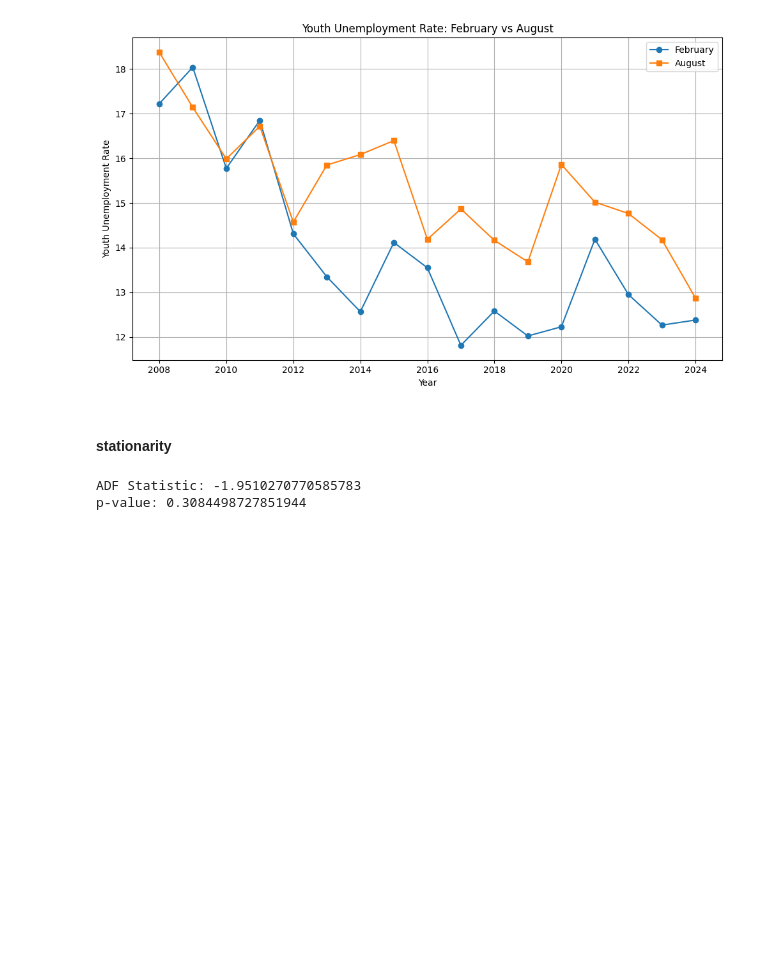
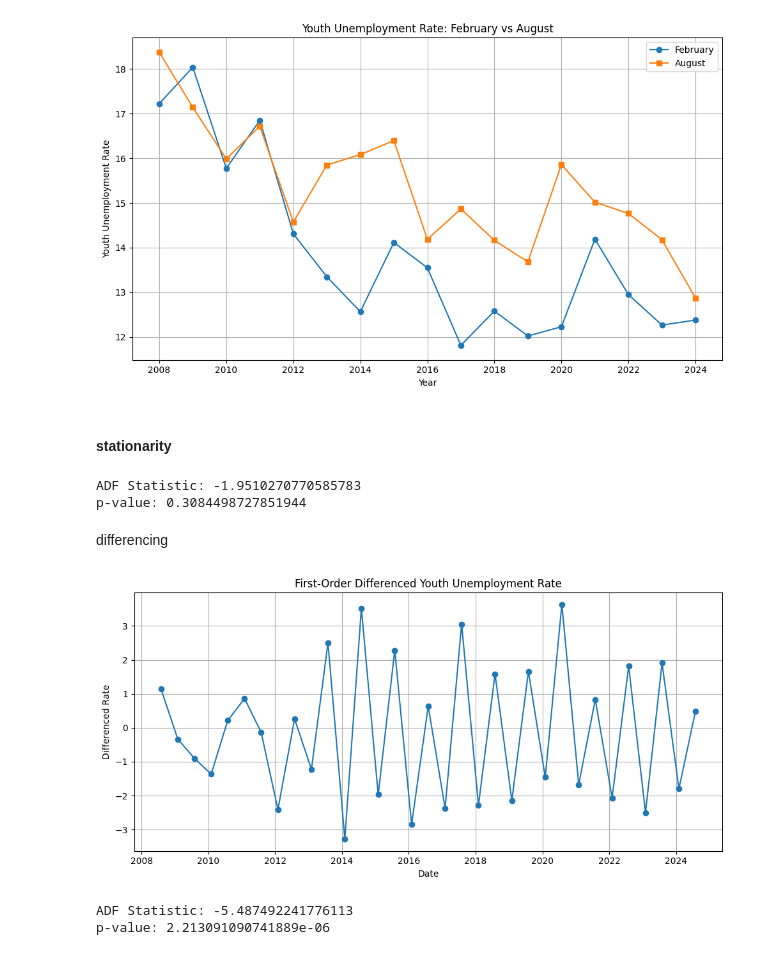
Before and after one commit to imajirzl/thesis-unemployment-rate, a Jupyter notebook: analysis/youth.ipynb, the cells around one changed output. Saved outputs shown, nothing was run; the diff lists cells and outputs as text; code cells hidden in the pictures; blank space fills up the shorter version.

Commit message:
differencing

```diff
--- a/analysis/youth.ipynb
+++ b/analysis/youth.ipynb
@@ -96,3 +96,29 @@ print(f"p-value: {adf_test[1]}")
 # %% [output]
 ADF Statistic: -1.9510270770585783
 p-value: 0.3084498727851944
+# %% [markdown]
+differencing
+# %%
+# first difference of the series
+df_copy['Unemployment_Diff_1'] = df_copy['Unemployment_Rate'].diff()
+
+# Drop the first row (NaN after differencing)
+df_diff = df_copy.dropna(subset=['Unemployment_Diff_1'])
+# %%
+plt.figure(figsize=(10, 5))
+plt.plot(df_diff['year_month'], df_diff['Unemployment_Diff_1'], marker='o')
+plt.title('First-Order Differenced Youth Unemployment Rate')
+plt.xlabel('Date')
+plt.ylabel('Differenced Rate')
+plt.grid(True)
+plt.tight_layout()
+plt.show()
+# %% [output]
+[figure, added]
+# %%
+adf_test_diff_1 = adfuller(df_diff['Unemployment_Diff_1'])
+print(f"ADF Statistic: {adf_test_diff_1[0]}")
+print(f"p-value: {adf_test_diff_1[1]}")
+# %% [output]
+ADF Statistic: -5.487492241776113
+p-value: 2.213091090741889e-06
```
